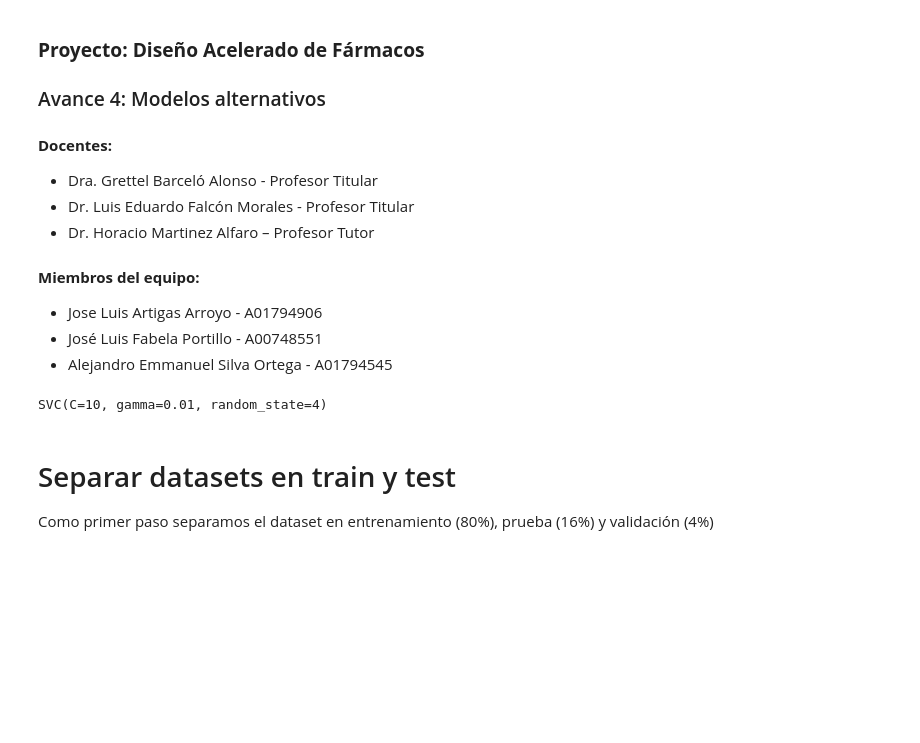
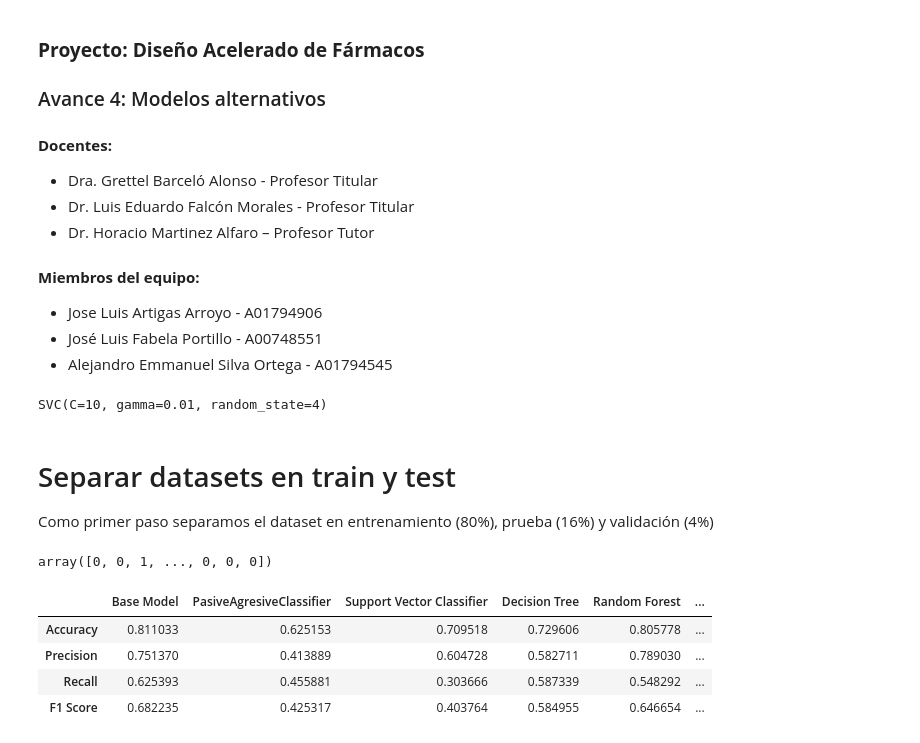
Before and after one commit to A01795375/Proyecto_Integrador_cancer, a Jupyter notebook: notebooks/Avance 4.ipynb, the cells around one changed output. Drawn from its saved outputs; the diff is of its cells as text; code cells hidden in the pictures; blank space fills up the shorter version.

```diff
--- a/notebooks/Avance 4.ipynb
+++ b/notebooks/Avance 4.ipynb
@@ -31,9 +31,9 @@ import pickle
 import joblib
 # %%
 #Define el path de los archivos necesarios
-model_path = './models/svc_model.pkl'
-X_path = './data/processed/DTCPep_pca_pfeatures.csv'
-y_path = './data/processed/DTCPep_y.csv'
+model_path = '../models/svc_model.pkl'
+X_path = '../data/processed/DTCPep_pca_pfeatures.csv'
+y_path = '../data/processed/DTCPep_y.csv'
 # %%
 
 baseline_model = joblib.load(model_path)
@@ -49,3 +49,7 @@ Como primer paso separamos el dataset en entrenamiento (80%), prueba (16%) y val
 # %%
 X_train, X_test, y_train, y_test = train_test_split(X, y, test_size=0.2, random_state =42, stratify=y)
 X_test, X_val, y_test, y_val = train_test_split(X_train, y_train, test_size=0.2, random_state =4, stratify=y_train)
+# %%
+baseline_model.predict(X_test)
+# %% [output]
+array([0, 0, 1, ..., 0, 0, 0])
@@ -51,0 +72,15 @@ X_test, X_val, y_test, y_val = train_test_split(X_train, y_train, test_size=0.2,
+# %%
+# Define dictionary with performance metrics
+scoring = {'accuracy':make_scorer(accuracy_score),
+           'precision':make_scorer(precision_score),
+           'recall':make_scorer(recall_score),
+           'f1_score':make_scorer(f1_score)}
+# %%
+# Instantiate the machine learning classifiers
+pac_model = PassiveAggressiveClassifier(n_jobs = -1, random_state= 4)
+svc_model = LinearSVC(dual=False, random_state=4)
+dtr_model = DecisionTreeClassifier(random_state=4)
+rfc_model = RandomForestClassifier(n_jobs = -1, random_state= 4)
+gnb_model = GaussianNB()
+adaboost_model = AdaBoostClassifier(random_state=4)
+ridge_model = RidgeClassifierCV()
@@ -51,0 +155,10 @@ X_test, X_val, y_test, y_val = train_test_split(X_train, y_train, test_size=0.2,
+# %%
+# Run models_evaluation function
+models_score = models_evaluation(baseline_model,X_train,y_train,5)
+models_score
+# %% [output]
+|  | Base Model | PasiveAgresiveClassifier | Support Vector Classifier | Decision Tree | Random Forest | ... |
+| Accuracy | 0.811033 | 0.625153 | 0.709518 | 0.729606 | 0.805778 | ... |
+| Precision | 0.751370 | 0.413889 | 0.604728 | 0.582711 | 0.789030 | ... |
+| Recall | 0.625393 | 0.455881 | 0.303666 | 0.587339 | 0.548292 | ... |
+| F1 Score | 0.682235 | 0.425317 | 0.403764 | 0.584955 | 0.646654 | ... |
```
Also changed, not shown: parts of 2 cells of this notebook.
